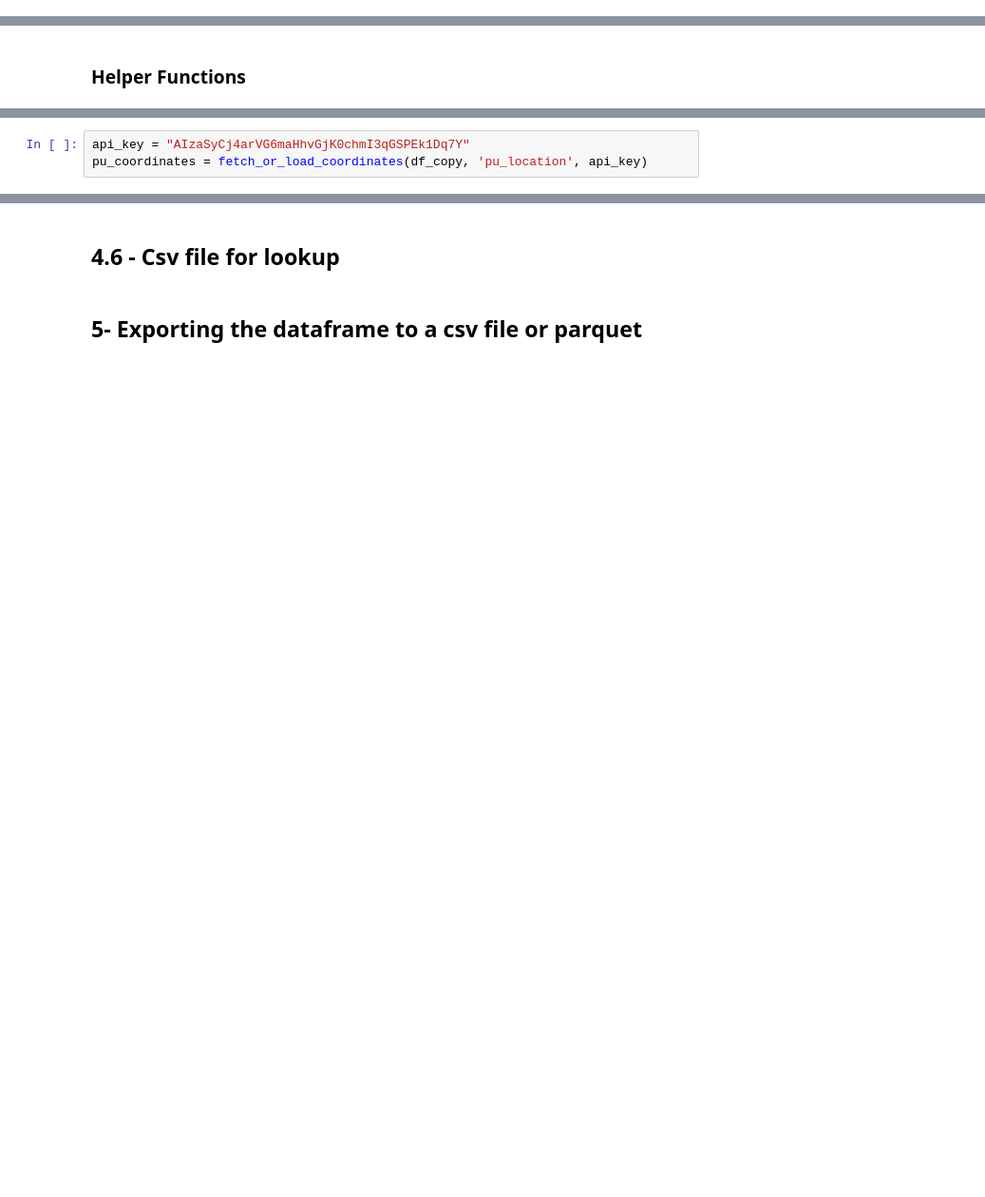
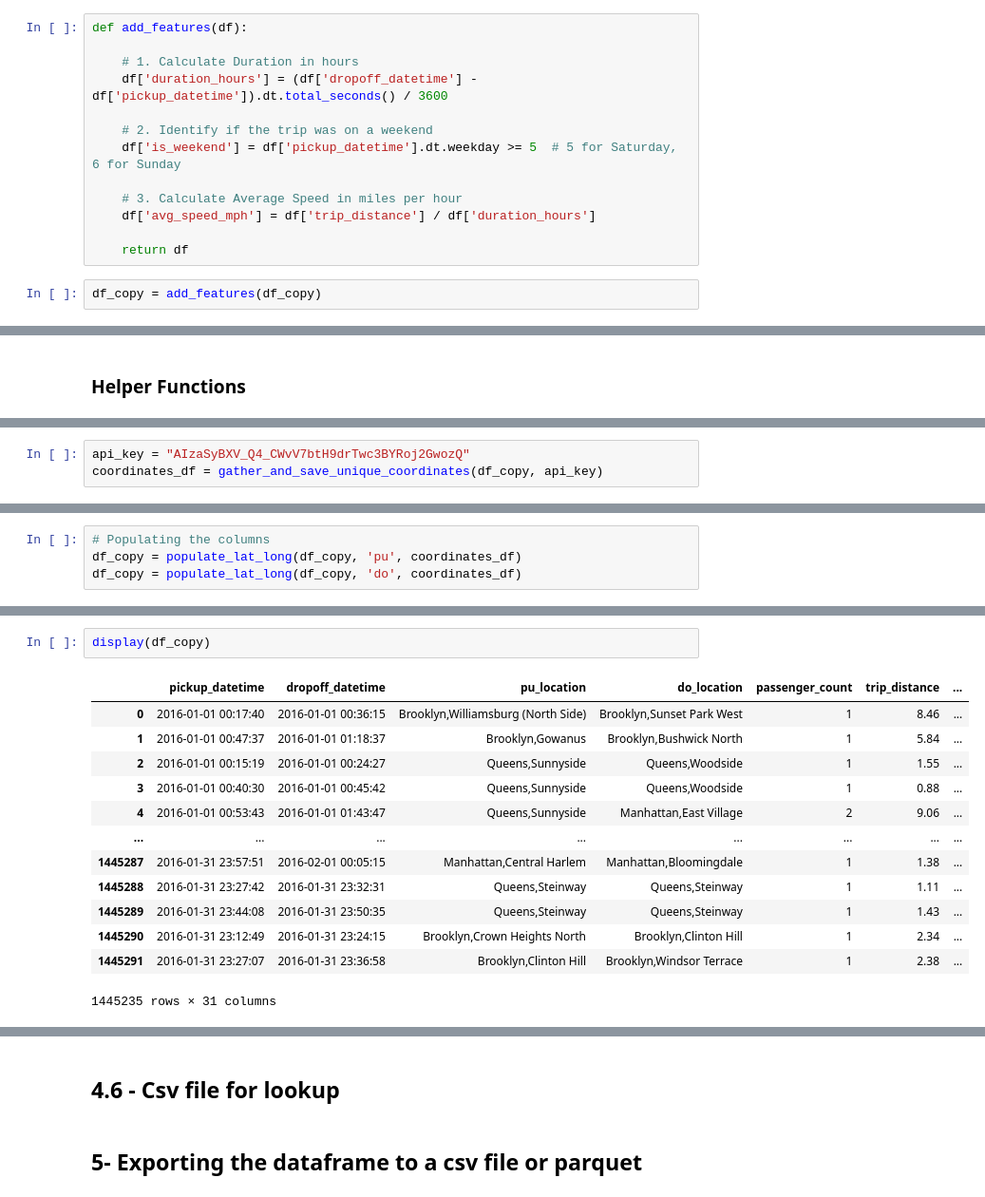
Before and after one commit to OmarMoataz19/Data-Engineering, a Jupyter notebook: Milestone 1/template.ipynb, the cells around one changed output, grey strips where cells are left out. Shown at 95% size. Drawn from its saved outputs; the diff is of its cells as text; blank space fills up the shorter version.

```diff
--- a/Milestone 1/template.ipynb
+++ b/Milestone 1/template.ipynb
@@ -1477,0 +1682,15 @@ dtype: object
+# %%
+def add_features(df):
+
+    # 1. Calculate Duration in hours
+    df['duration_hours'] = (df['dropoff_datetime'] - df['pickup_datetime']).dt.total_seconds() / 3600
+
+    # 2. Identify if the trip was on a weekend
+    df['is_weekend'] = df['pickup_datetime'].dt.weekday >= 5  # 5 for Saturday, 6 for Sunday
+
+    # 3. Calculate Average Speed in miles per hour
+    df['avg_speed_mph'] = df['trip_distance'] / df['duration_hours']
+
+    return df
+# %%
+df_copy = add_features(df_copy)
@@ -1518,3 +1780,3 @@ def fetch_or_load_coordinates(df, location_column, api_key, filename="location_c
 # %%
-api_key = "AIzaSyCj4arVG6maHhvGjK0chmI3qGSPEk1Dq7Y"
-pu_coordinates = fetch_or_load_coordinates(df_copy, 'pu_location', api_key)
+api_key = "AIzaSyBXV_Q4_CWvV7btH9drTwc3BYRoj2GwozQ"
+coordinates_df = gather_and_save_unique_coordinates(df_copy, api_key)
@@ -1522,0 +1783,4 @@ GeocoderQueryError: You must enable Billing on the Google Cloud Project at https
+# %%
+# Populating the columns
+df_copy = populate_lat_long(df_copy, 'pu', coordinates_df)
+df_copy = populate_lat_long(df_copy, 'do', coordinates_df)
@@ -1522,0 +1804,16 @@ GeocoderQueryError: You must enable Billing on the Google Cloud Project at https
+# %%
+display(df_copy)
+# %% [output]
+|  | pickup_datetime | dropoff_datetime | pu_location | do_location | passenger_count | trip_distance | ... |
+| 0 | 2016-01-01 00:17:40 | 2016-01-01 00:36:15 | Brooklyn,Williamsburg (North Side) | Brooklyn,Sunset Park West | 1 | 8.46 | ... |
+| 1 | 2016-01-01 00:47:37 | 2016-01-01 01:18:37 | Brooklyn,Gowanus | Brooklyn,Bushwick North | 1 | 5.84 | ... |
+| 2 | 2016-01-01 00:15:19 | 2016-01-01 00:24:27 | Queens,Sunnyside | Queens,Woodside | 1 | 1.55 | ... |
+| 3 | 2016-01-01 00:40:30 | 2016-01-01 00:45:42 | Queens,Sunnyside | Queens,Woodside | 1 | 0.88 | ... |
+| 4 | 2016-01-01 00:53:43 | 2016-01-01 01:43:47 | Queens,Sunnyside | Manhattan,East Village | 2 | 9.06 | ... |
+| ... | ... | ... | ... | ... | ... | ... | ... |
+| 1445287 | 2016-01-31 23:57:51 | 2016-02-01 00:05:15 | Manhattan,Central Harlem | Manhattan,Bloomingdale | 1 | 1.38 | ... |
+| 1445288 | 2016-01-31 23:27:42 | 2016-01-31 23:32:31 | Queens,Steinway | Queens,Steinway | 1 | 1.11 | ... |
+| 1445289 | 2016-01-31 23:44:08 | 2016-01-31 23:50:35 | Queens,Steinway | Queens,Steinway | 1 | 1.43 | ... |
+| 1445290 | 2016-01-31 23:12:49 | 2016-01-31 23:24:15 | Brooklyn,Crown Heights North | Brooklyn,Clinton Hill | 1 | 2.34 | ... |
+| 1445291 | 2016-01-31 23:27:07 | 2016-01-31 23:36:58 | Brooklyn,Clinton Hill | Brooklyn,Windsor Terrace | 1 | 2.38 | ... |
+1445235 rows × 31 columns
```
Also changed, not shown: parts of 38 cells of this notebook, 1 other file.
